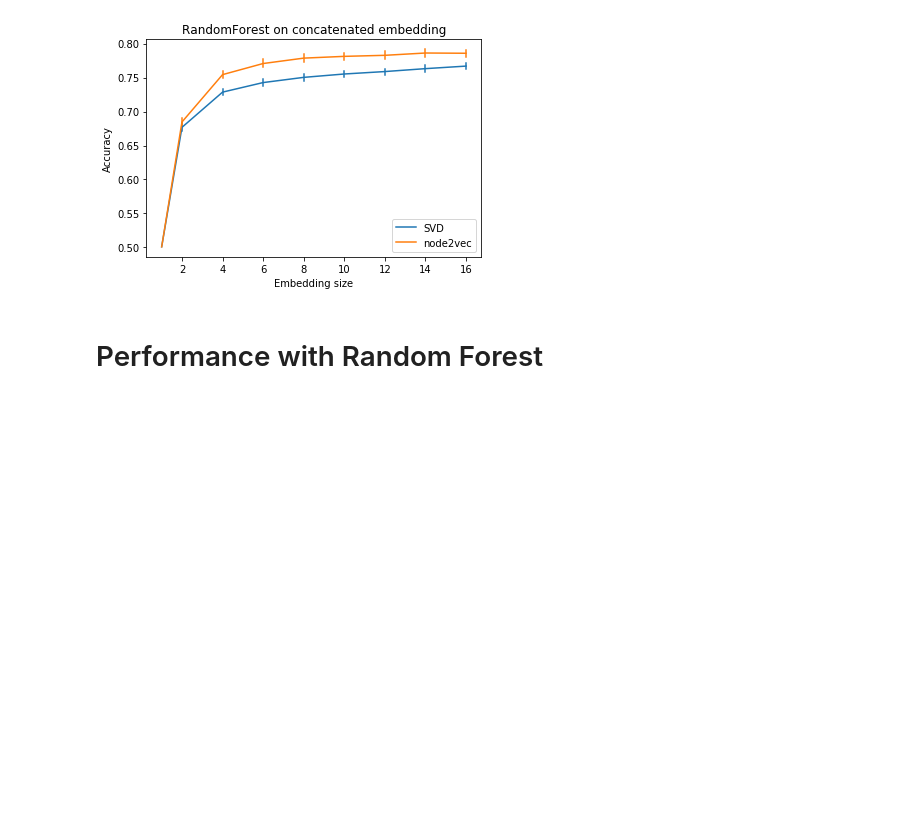
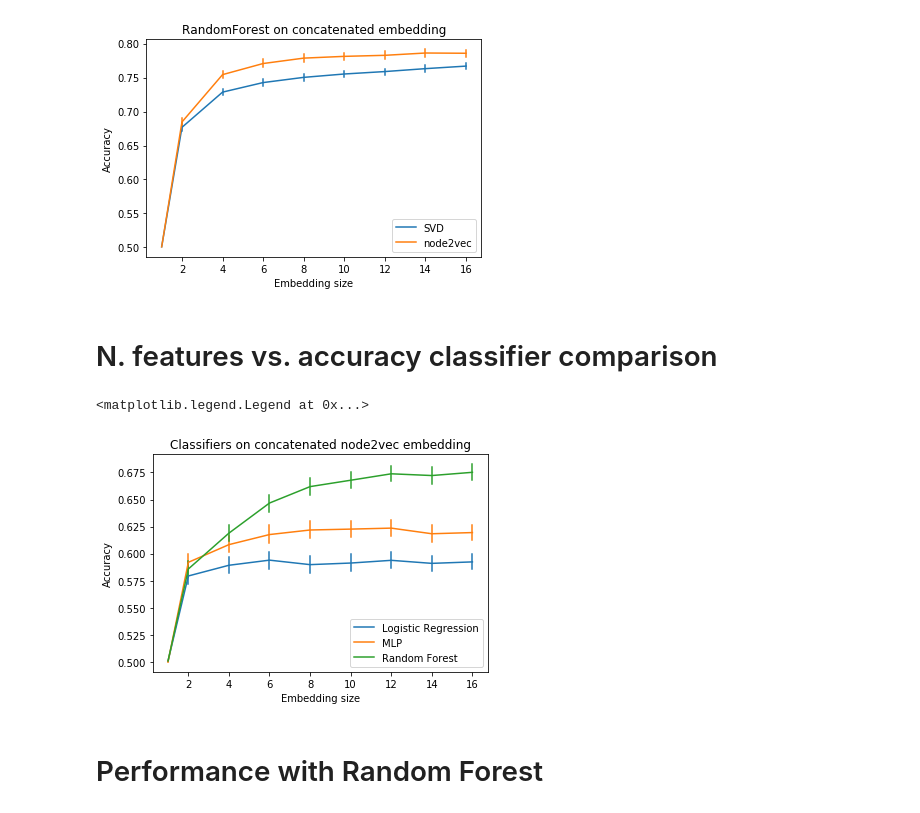
Before and after one commit to marcovarrone/gene-expression-chromatin, a Jupyter notebook: src/link_prediction/09_plots.ipynb, the cells around one changed output. Drawn from its saved outputs; the diff is of its cells as text; code cells hidden in the pictures; blank space fills up the shorter version.

```diff
--- a/src/link_prediction/09_plots.ipynb
+++ b/src/link_prediction/09_plots.ipynb
@@ -72,3 +72,5 @@ plt.legend(['SVD', 'node2vec'])
 # %% [output]
 <matplotlib.legend.Legend at 0x...>
 [figure]
+# %% [markdown]
+# N. features vs. accuracy classifier comparison
@@ -75,3 +104,15 @@ plt.legend(['SVD', 'node2vec'])
+# %%
+plt.xlabel('Embedding size')
+plt.ylabel('Accuracy')
+plt.title('Classifiers on concatenated node2vec embedding')
+
+sns.lineplot(x=x_lr_n2v_had, y=y_lr_n2v_had, err_style='bars')
+sns.lineplot(x=x_mlp_n2v_had, y=y_mlp_n2v_had, err_style='bars')
+sns.lineplot(x=x_rf_n2v_had, y=y_rf_n2v_had, err_style='bars')
+plt.legend(['Logistic Regression', 'MLP', 'Random Forest'])
+# %% [output]
+<matplotlib.legend.Legend at 0x...>
+[figure, added]
 # %% [markdown]
 # Performance with Random Forest
 # %%
```
Also changed, not shown: parts of 3 cells of this notebook.
